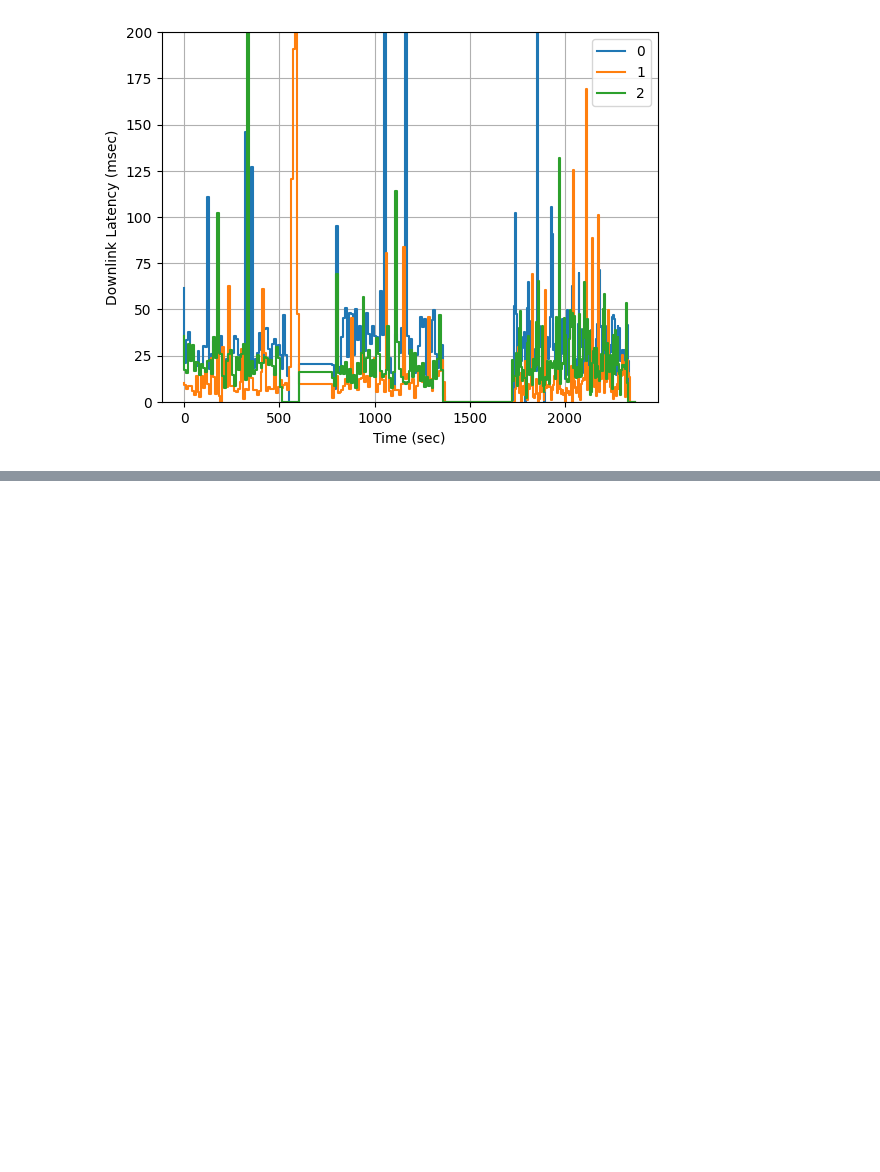
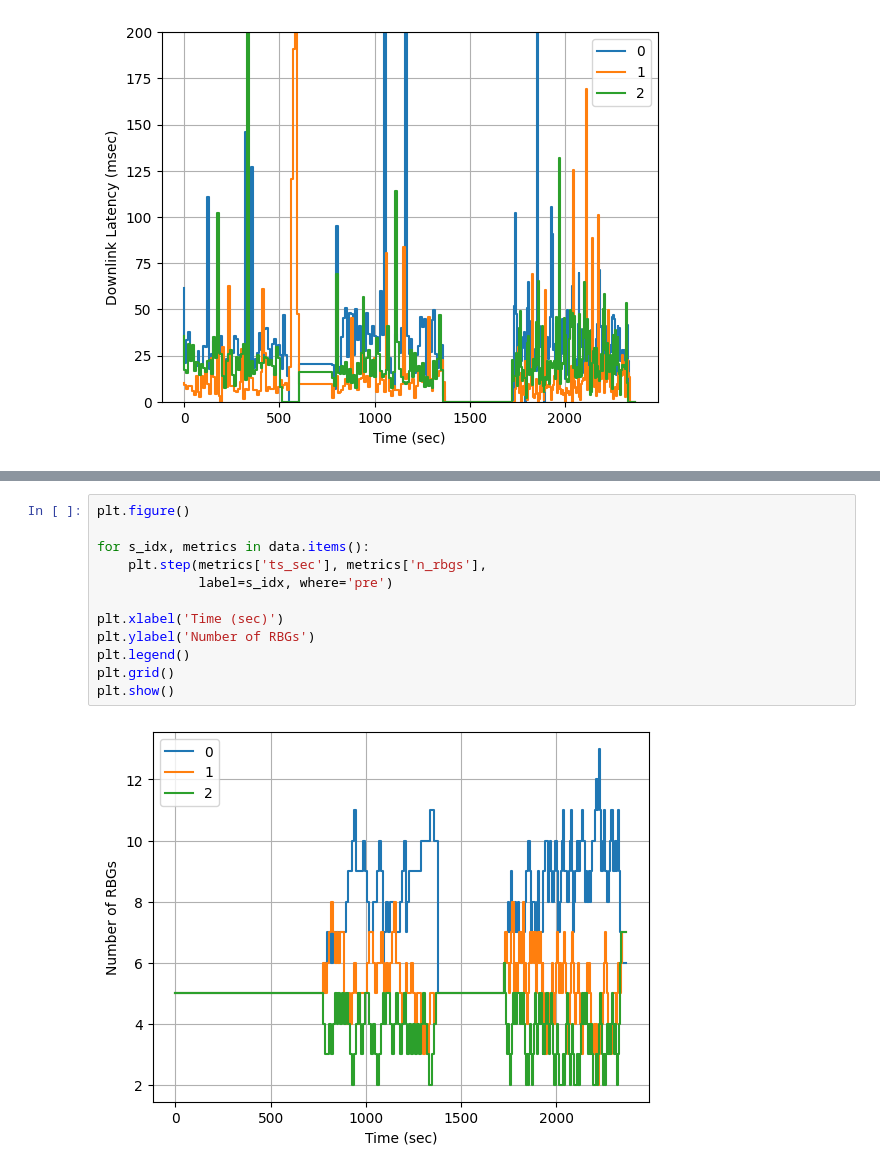
Before and after one commit to serhatarslan-hub/cell-order, a Jupyter notebook: analysis/cell-order-log-analysis.ipynb, the cells around one changed output, grey strips where cells are left out. Saved outputs shown, nothing was run; the diff lists cells and outputs as text; blank space fills up the shorter version.

```diff
--- a/analysis/cell-order-log-analysis.ipynb
+++ b/analysis/cell-order-log-analysis.ipynb
@@ -111,0 +112,14 @@ plt.show()
+# %%
+plt.figure()
+
+for s_idx, metrics in data.items():
+    plt.step(metrics['ts_sec'], metrics['n_rbgs'],
+             label=s_idx, where='pre')
+
+plt.xlabel('Time (sec)')
+plt.ylabel('Number of RBGs')
+plt.legend()
+plt.grid()
+plt.show()
+# %% [output]
+[figure, added]
```
Also changed, not shown: parts of 2 cells of this notebook.
